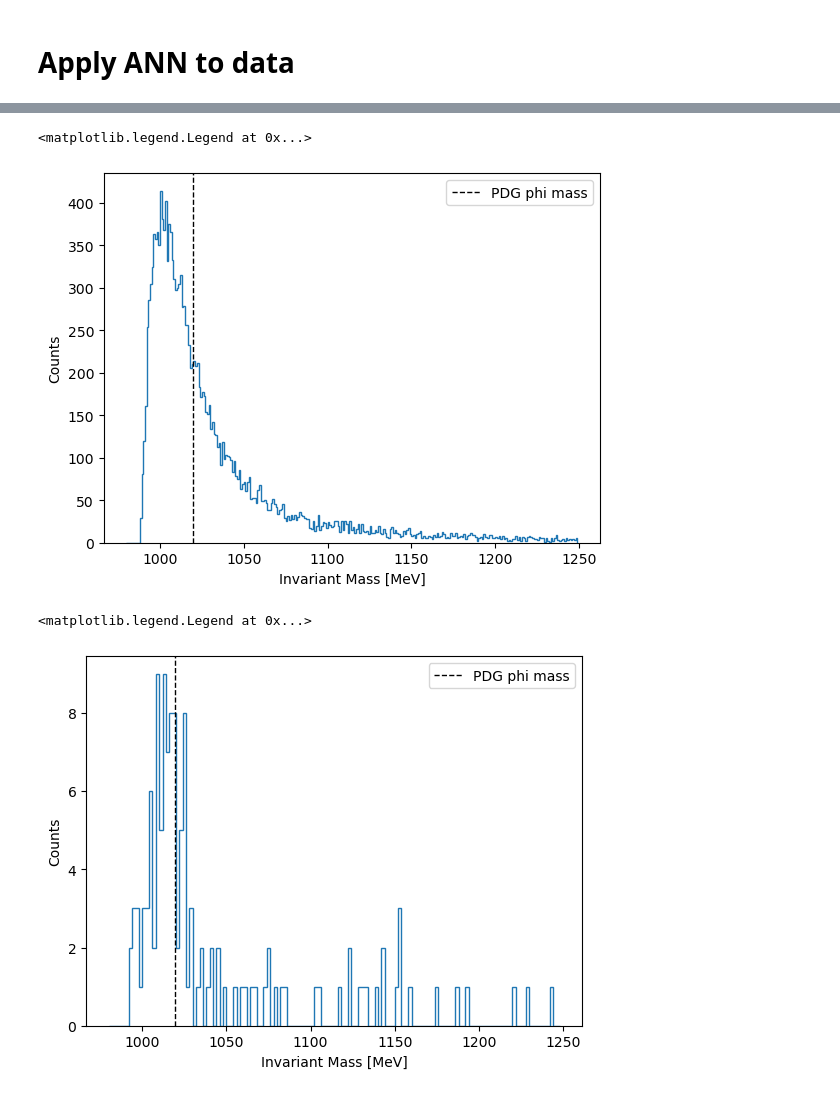
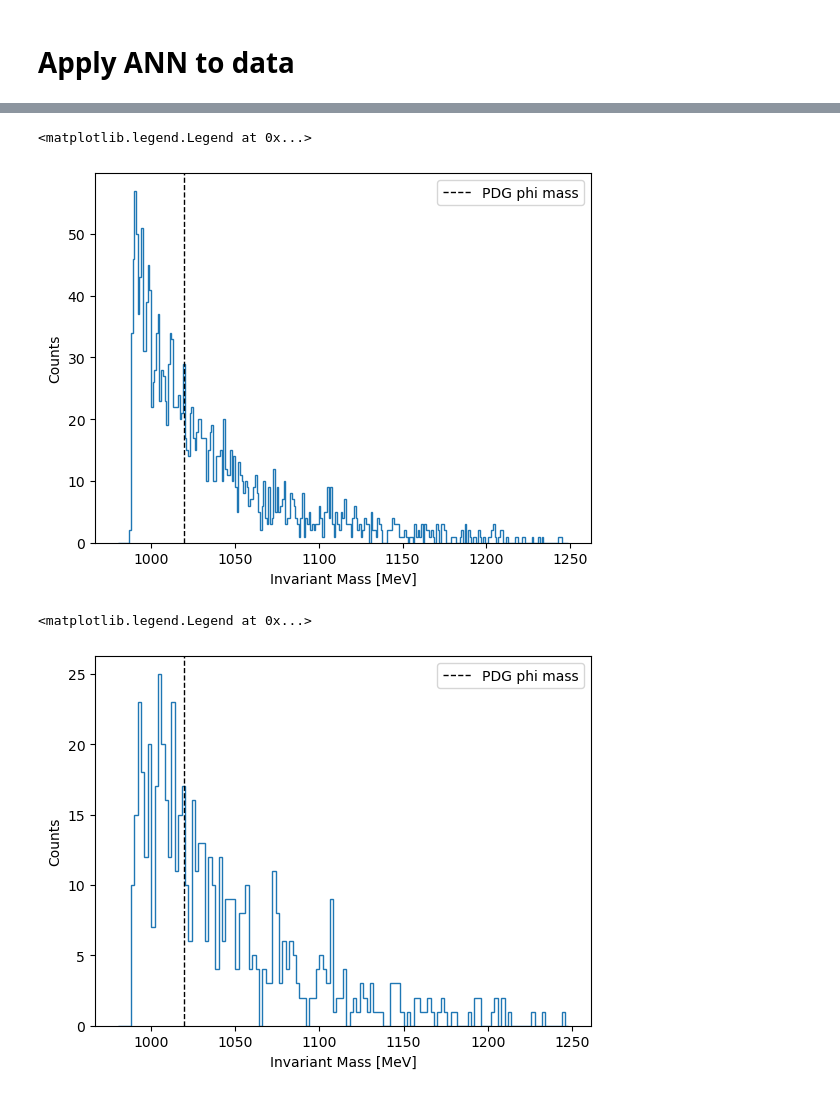
Before and after one commit to mghrear/pivoting-ANN, a Jupyter notebook: compare_models.ipynb, the cells around one changed output, grey strips where cells are left out. Drawn from its saved outputs; the diff is of its cells as text; code cells hidden in the pictures.

Commit message:
adding fixed data

```diff
--- a/compare_models.ipynb
+++ b/compare_models.ipynb
@@ -275,7 +264,7 @@ plt.legend()
 # Apply ANN to data
 # %%
 
-X_final = pd.read_pickle('/Users/mghrear/data/ML_data/patch/BDT_2019_data.pk')
+X_final = pd.read_pickle('/Users/mghrear/data/ML_data/patch/BDT_2019_data_limited.pk')
 # %%
 # simple MLP for binary classification (single logit output)
 class Classifier(nn.Module):
@@ -303,7 +292,7 @@ class Classifier(nn.Module):
         return self.net(x)
 # %%
 final_classifier = Classifier().to(device)
-final_classifier.load_state_dict(torch.load("/Users/mghrear/data/ML_data/classifier_adv_relu_"+run+".pt", map_location=device))
+final_classifier.load_state_dict(torch.load("/Users/mghrear/data/ML_data/patch/classifier_adv_relu_run"+str(run)+"_limited.pt", map_location=device))
 final_classifier.eval()
 # %% [output]
 Classifier(
@@ -344,7 +333,7 @@ Text(0, 0.5, 'Count')
 X_final['pred'] = final_pred
 X_final['InvM'] = mytools.get_InvM(X_final)
 # %%
-X_final_cut = X_final[X_final['pred']>0.95].reset_index(drop=True)
+X_final_cut = X_final[X_final['pred']>0.716].reset_index(drop=True)
 x_vals = 1000*X_final_cut.InvM
 
 plt.hist(x_vals, bins=np.arange(980,1250,1), histtype='step')
@@ -354,16 +343,16 @@ plt.ylabel('Counts')
 plt.legend()
 # %% [output]
 <matplotlib.legend.Legend at 0x...>
-[figure, old version]
+[figure, new version]
 # %%
-X_final_cut = X_final[X_final['pred']>0.9989].reset_index(drop=True)
+X_final_cut = X_final[X_final['pred']>0.93].reset_index(drop=True)
 x_vals = 1000*X_final_cut.InvM
 
 plt.hist(x_vals, bins=np.arange(980,1250,2), histtype='step')
 plt.axvline(1019.461, color='k', linestyle='dashed', linewidth=1, label='PDG phi mass')
 plt.xlabel('Invariant Mass [MeV]')
 plt.ylabel('Counts')
 plt.legend()
 # %% [output]
 <matplotlib.legend.Legend at 0x...>
-[figure, old version]
+[figure, new version]
```
Also changed, not shown: parts of 3 cells of this notebook, 2 other files.
